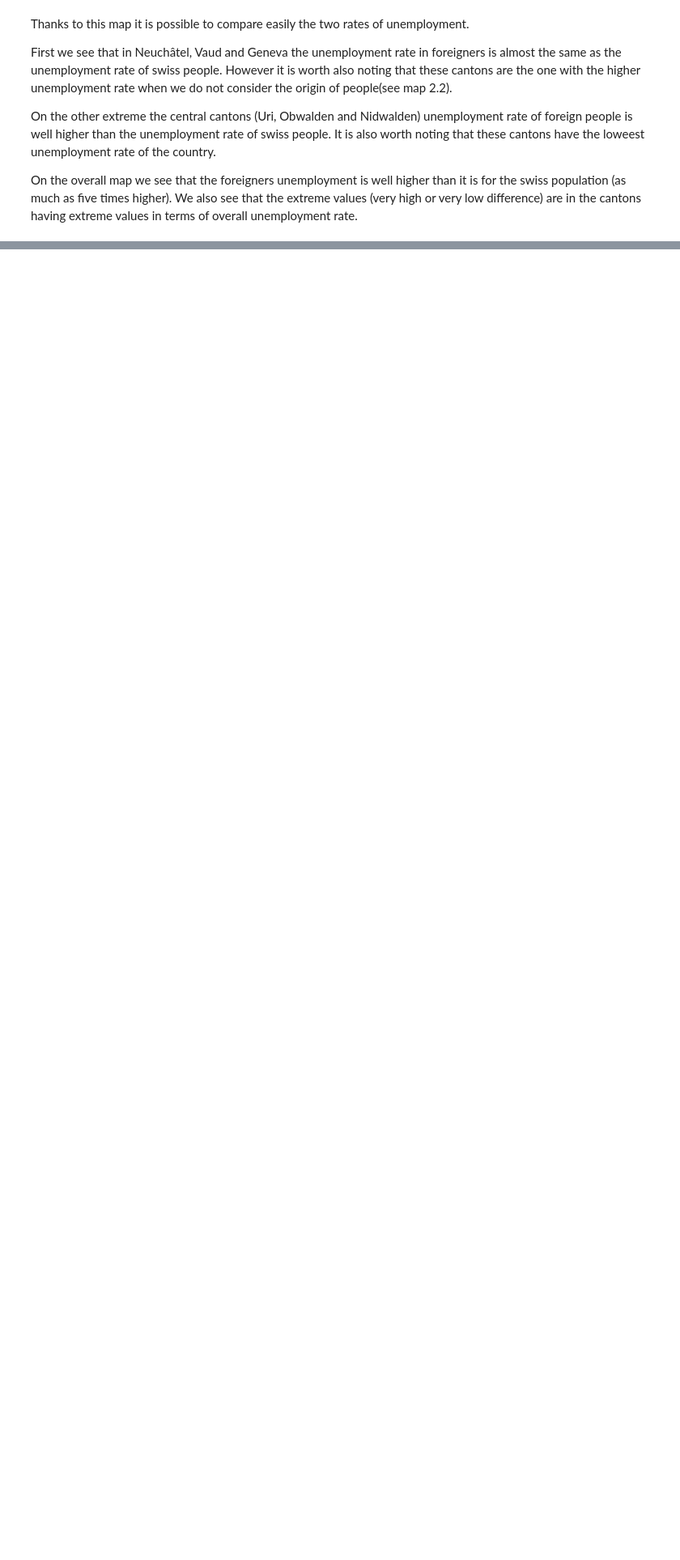
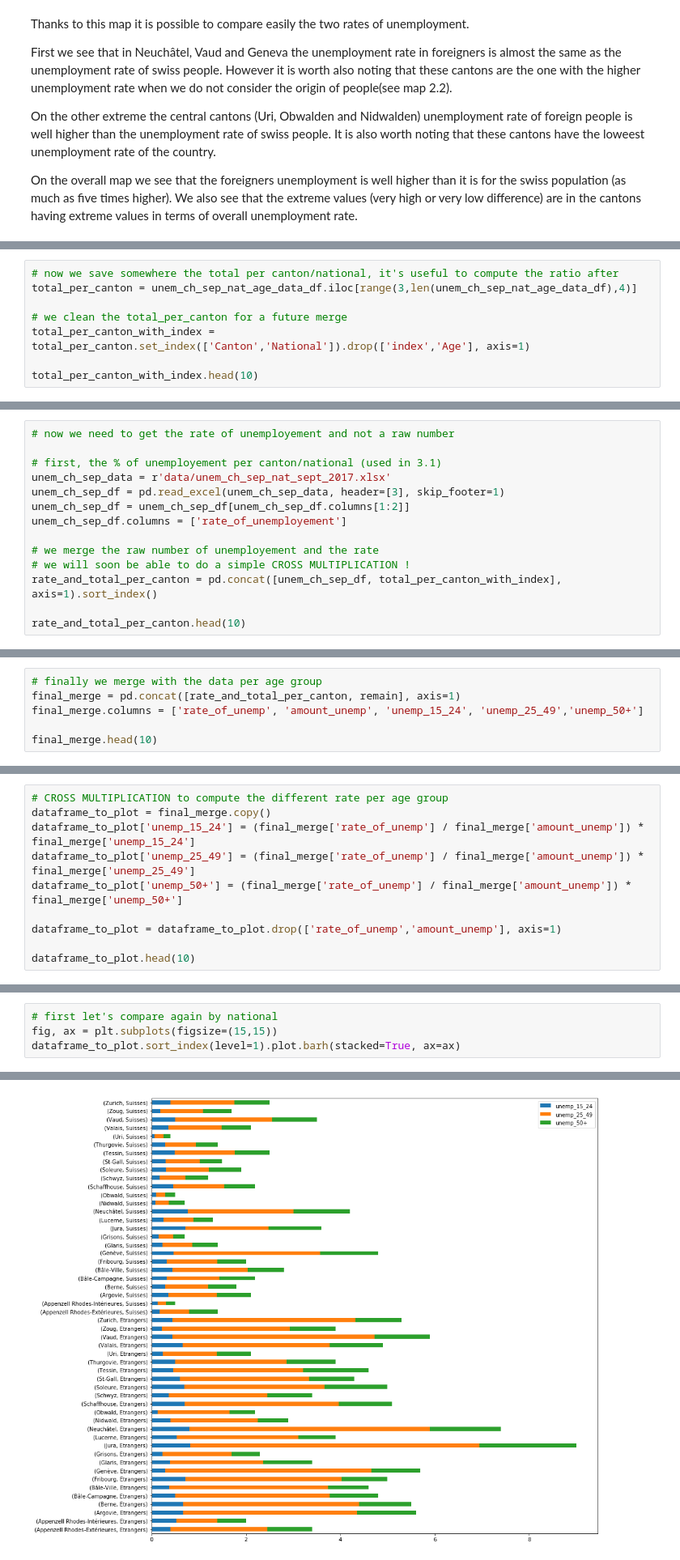
Before and after one commit to AWehenkel/ADA-2017, a Jupyter notebook: 03 - Interactive Viz/HW3.ipynb, the cells around one changed output, grey strips where cells are left out. Shown at 81% size. Cells and saved outputs as stored; diff of their text form; blank space fills up the shorter version.

```diff
--- a/03 - Interactive Viz/HW3.ipynb
+++ b/03 - Interactive Viz/HW3.ipynb
@@ -284,0 +303,8 @@ remain.plot.bar(stacked=True, ax=ax)
+# %%
+# now we save somewhere the total per canton/national, it's useful to compute the ratio after
+total_per_canton = unem_ch_sep_nat_age_data_df.iloc[range(3,len(unem_ch_sep_nat_age_data_df),4)]
+
+# we clean the total_per_canton for a future merge
+total_per_canton_with_index = total_per_canton.set_index(['Canton','National']).drop(['index','Age'], axis=1)
+
+total_per_canton_with_index.head(10)
@@ -284,0 +345,14 @@ remain.plot.bar(stacked=True, ax=ax)
+# %%
+# now we need to get the rate of unemployement and not a raw number
+
+# first, the % of unemployement per canton/national (used in 3.1)
+unem_ch_sep_data = r'data/unem_ch_sep_nat_sept_2017.xlsx'
+unem_ch_sep_df = pd.read_excel(unem_ch_sep_data, header=[3], skip_footer=1)
+unem_ch_sep_df = unem_ch_sep_df[unem_ch_sep_df.columns[1:2]]
+unem_ch_sep_df.columns = ['rate_of_unemployement']
+
+# we merge the raw number of unemployement and the rate
+# we will soon be able to do a simple CROSS MULTIPLICATION !
+rate_and_total_per_canton = pd.concat([unem_ch_sep_df, total_per_canton_with_index], axis=1).sort_index()
+
+rate_and_total_per_canton.head(10)
@@ -284,0 +371,6 @@ remain.plot.bar(stacked=True, ax=ax)
+# %%
+# finally we merge with the data per age group
+final_merge = pd.concat([rate_and_total_per_canton, remain], axis=1)
+final_merge.columns = ['rate_of_unemp', 'amount_unemp', 'unemp_15_24', 'unemp_25_49','unemp_50+']
+
+final_merge.head(10)
@@ -284,0 +389,10 @@ remain.plot.bar(stacked=True, ax=ax)
+# %%
+# CROSS MULTIPLICATION to compute the different rate per age group
+dataframe_to_plot = final_merge.copy()
+dataframe_to_plot['unemp_15_24'] = (final_merge['rate_of_unemp'] / final_merge['amount_unemp']) * final_merge['unemp_15_24']
+dataframe_to_plot['unemp_25_49'] = (final_merge['rate_of_unemp'] / final_merge['amount_unemp']) * final_merge['unemp_25_49']
+dataframe_to_plot['unemp_50+'] = (final_merge['rate_of_unemp'] / final_merge['amount_unemp']) * final_merge['unemp_50+']
+
+dataframe_to_plot = dataframe_to_plot.drop(['rate_of_unemp','amount_unemp'], axis=1)
+
+dataframe_to_plot.head(10)
@@ -284,0 +411,5 @@ remain.plot.bar(stacked=True, ax=ax)
+# %%
+# first let's compare again by national
+fig, ax = plt.subplots(figsize=(15,15))
+dataframe_to_plot.sort_index(level=1).plot.barh(stacked=True, ax=ax)
+# %% [output]
@@ -284,0 +417 @@ remain.plot.bar(stacked=True, ax=ax)
+[figure, added]
```
Also changed, not shown: parts of 16 cells of this notebook, 2 other files.
